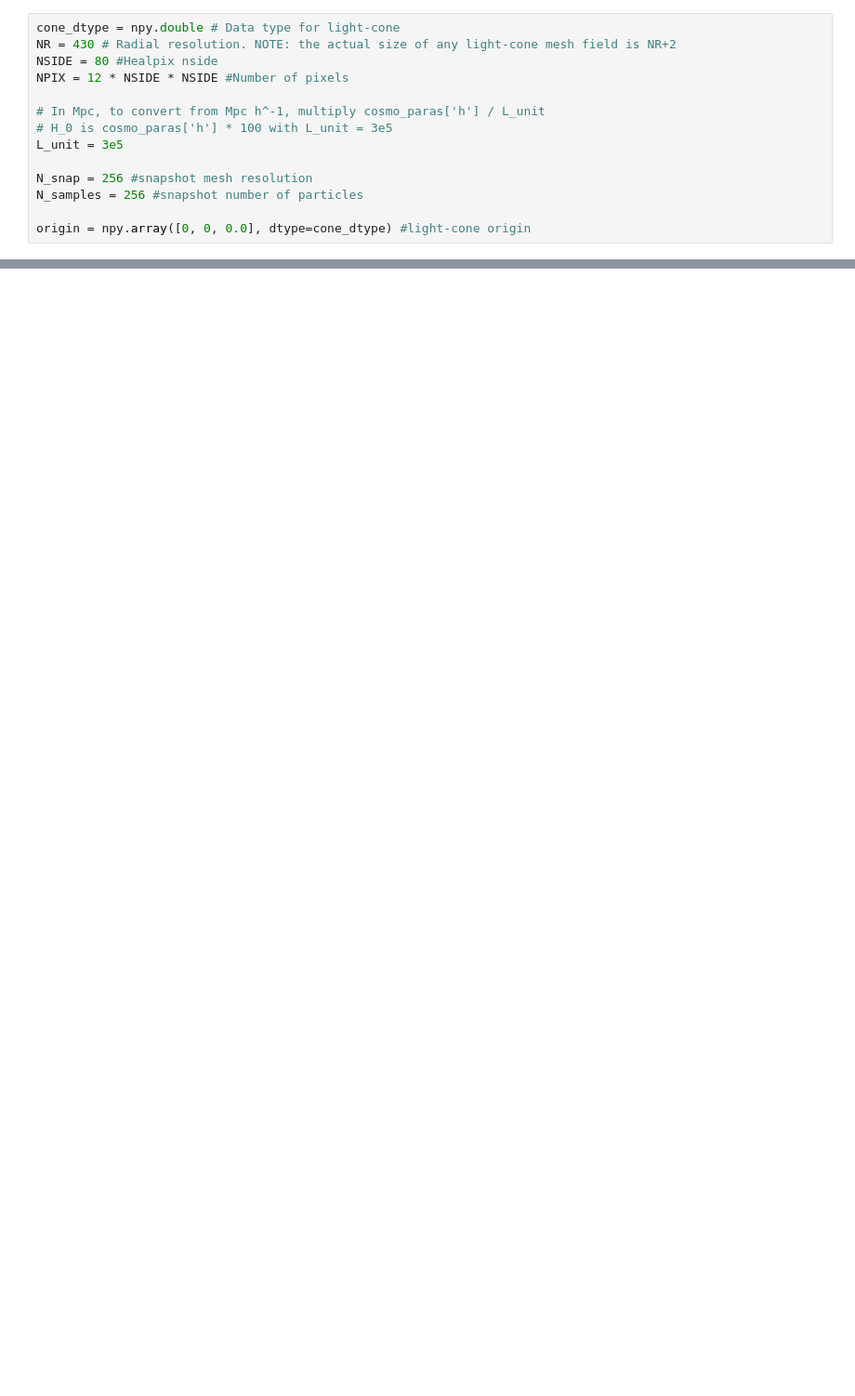
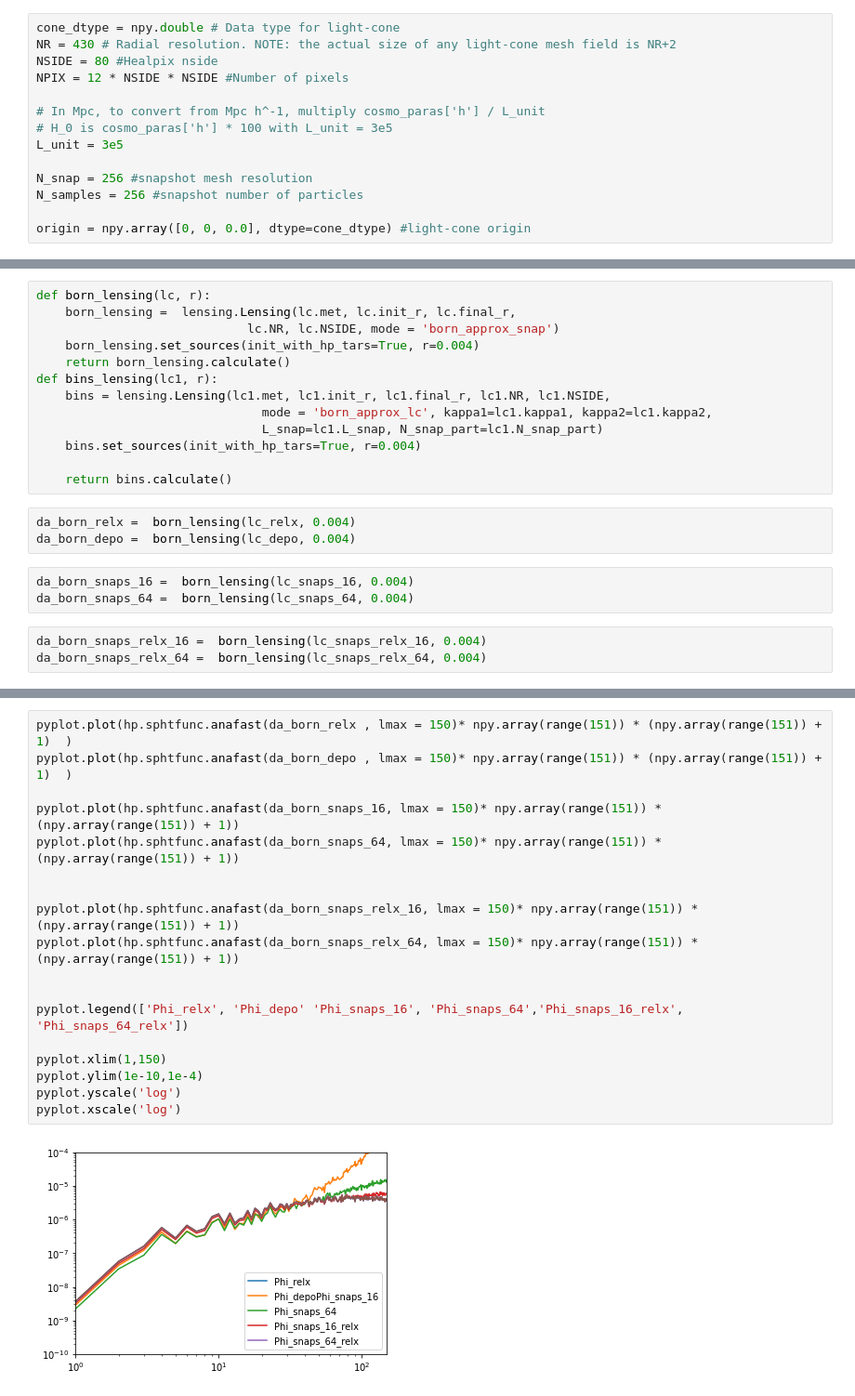
Before and after one commit to ctian282/lcmetric, a Jupyter notebook: examples.ipynb, the cells around one changed output, grey strips where cells are left out. Shown: that part at 93% size. Cells and saved outputs as stored; diff of their text form; blank space fills up the shorter version.

```diff
--- a/examples.ipynb
+++ b/examples.ipynb
@@ -224,0 +316,22 @@ lc.build_lcmetric()
+# %%
+def born_lensing(lc, r):
+    born_lensing =  lensing.Lensing(lc.met, lc.init_r, lc.final_r,
+                             lc.NR, lc.NSIDE, mode = 'born_approx_snap')
+    born_lensing.set_sources(init_with_hp_tars=True, r=0.004)
+    return born_lensing.calculate()
+def bins_lensing(lc1, r):
+    bins = lensing.Lensing(lc1.met, lc1.init_r, lc1.final_r, lc1.NR, lc1.NSIDE,
+                               mode = 'born_approx_lc', kappa1=lc1.kappa1, kappa2=lc1.kappa2,
+                               L_snap=lc1.L_snap, N_snap_part=lc1.N_snap_part)
+    bins.set_sources(init_with_hp_tars=True, r=0.004)
+
+    return bins.calculate()
+# %%
+da_born_relx =  born_lensing(lc_relx, 0.004)
+da_born_depo =  born_lensing(lc_depo, 0.004)
+# %%
+da_born_snaps_16 =  born_lensing(lc_snaps_16, 0.004)
+da_born_snaps_64 =  born_lensing(lc_snaps_64, 0.004)
+# %%
+da_born_snaps_relx_16 =  born_lensing(lc_snaps_relx_16, 0.004)
+da_born_snaps_relx_64 =  born_lensing(lc_snaps_relx_64, 0.004)
@@ -224,0 +342,20 @@ lc.build_lcmetric()
+# %%
+pyplot.plot(hp.sphtfunc.anafast(da_born_relx , lmax = 150)* npy.array(range(151)) * (npy.array(range(151)) + 1)  )
+pyplot.plot(hp.sphtfunc.anafast(da_born_depo , lmax = 150)* npy.array(range(151)) * (npy.array(range(151)) + 1)  )
+
+pyplot.plot(hp.sphtfunc.anafast(da_born_snaps_16, lmax = 150)* npy.array(range(151)) * (npy.array(range(151)) + 1))
+pyplot.plot(hp.sphtfunc.anafast(da_born_snaps_64, lmax = 150)* npy.array(range(151)) * (npy.array(range(151)) + 1))
+
+
+pyplot.plot(hp.sphtfunc.anafast(da_born_snaps_relx_16, lmax = 150)* npy.array(range(151)) * (npy.array(range(151)) + 1))
+pyplot.plot(hp.sphtfunc.anafast(da_born_snaps_relx_64, lmax = 150)* npy.array(range(151)) * (npy.array(range(151)) + 1))
+
+
+pyplot.legend(['Phi_relx', 'Phi_depo' 'Phi_snaps_16', 'Phi_snaps_64','Phi_snaps_16_relx', 'Phi_snaps_64_relx'])
+
+pyplot.xlim(1,150)
+pyplot.ylim(1e-10,1e-4)
+pyplot.yscale('log')
+pyplot.xscale('log')
+# %% [output]
+[figure, added]
```
Also changed, not shown: parts of 33 cells of this notebook, 9 other files.
